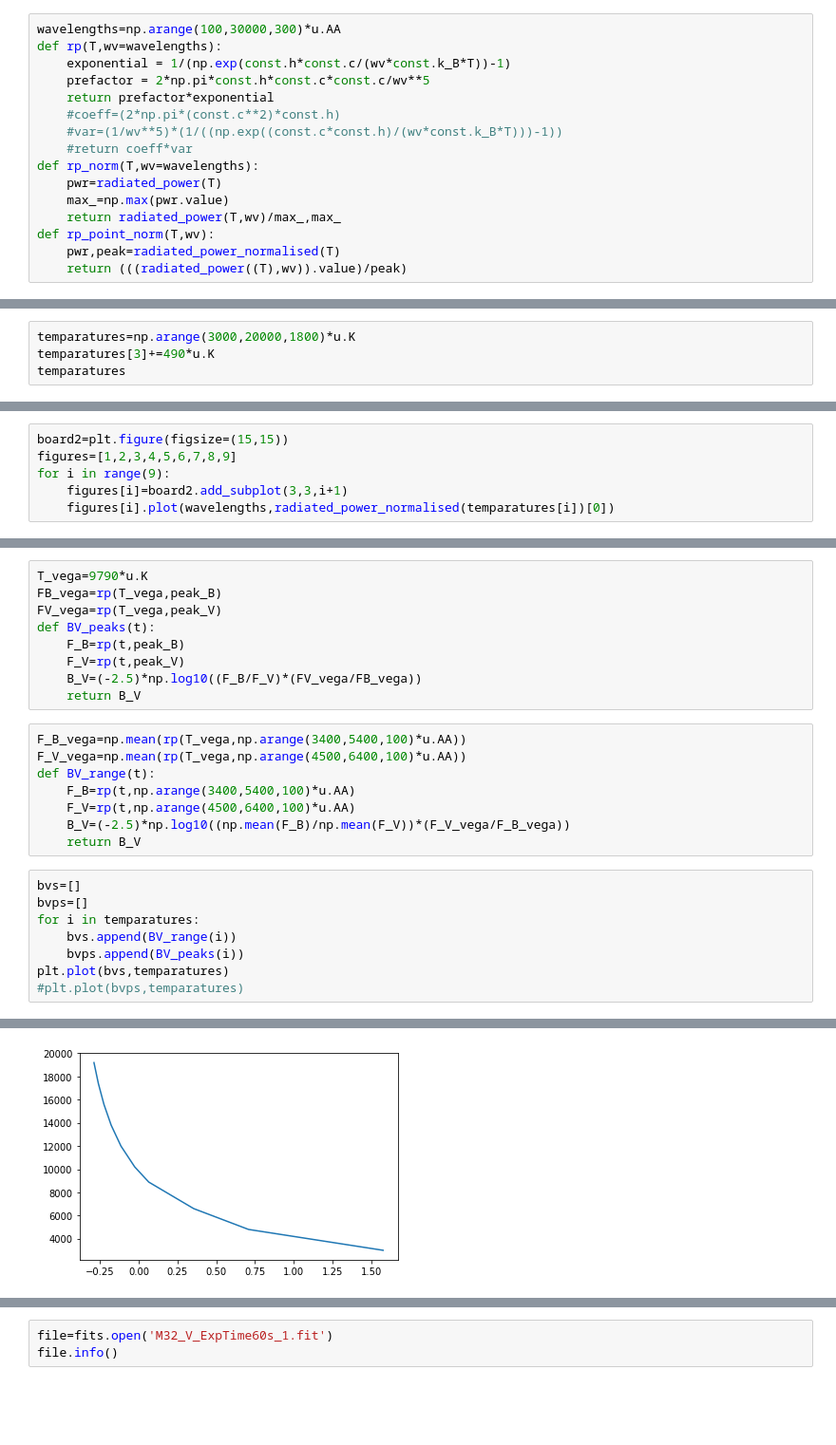
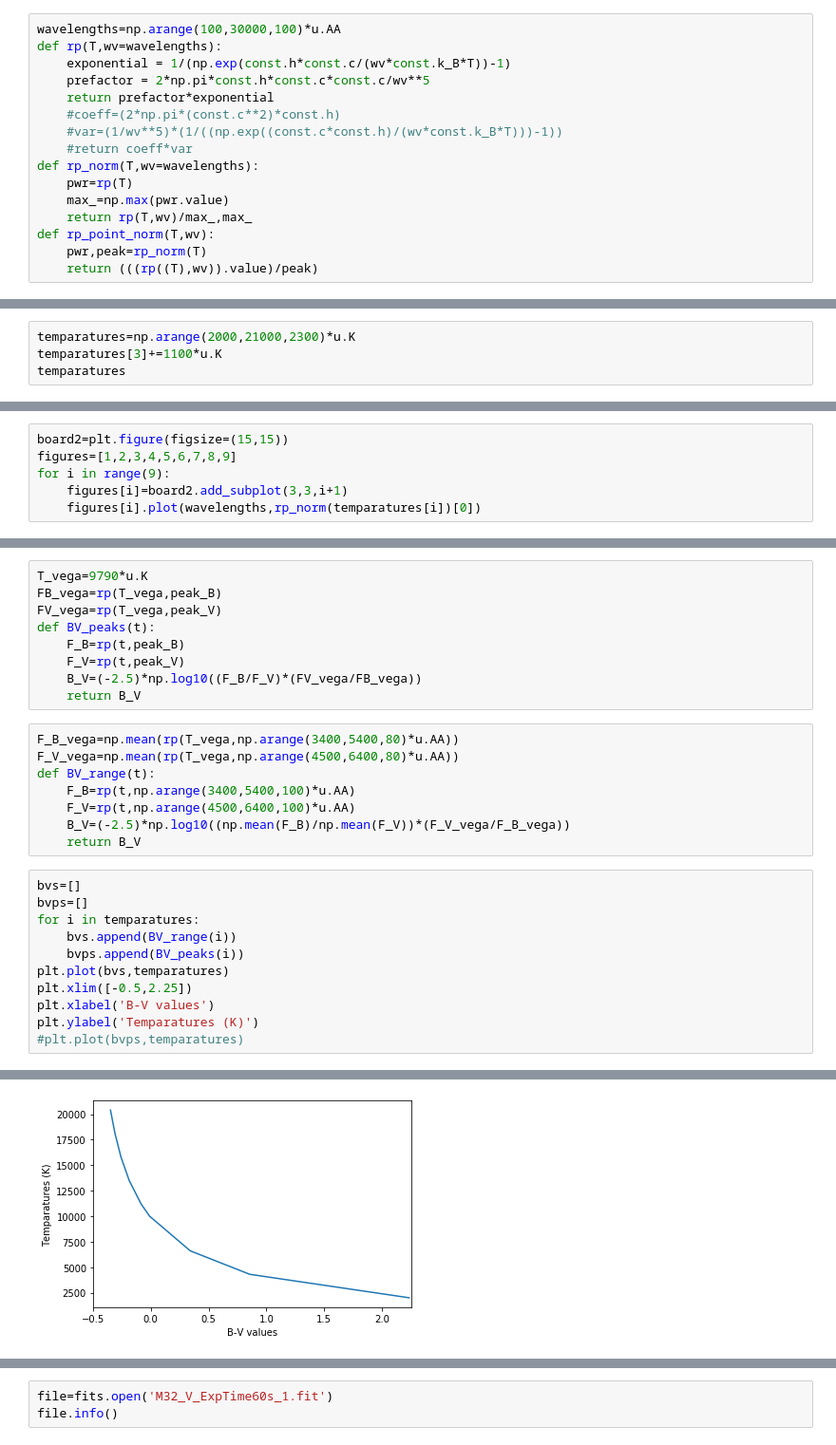
Before and after one commit to risha-daz/Astronomy_projects, a Jupyter notebook: Colours in Astronomy.ipynb, the cells around one changed output, grey strips where cells are left out. Shown at 95% size. Saved outputs shown, nothing was run; the diff lists cells and outputs as text; blank space fills up the shorter version.

```diff
--- a/Colours in Astronomy.ipynb
+++ b/Colours in Astronomy.ipynb
@@ -12,7 +12,7 @@ from astropy.io import fits
 from astropy.stats import sigma_clipped_stats
 %matplotlib inline
 # %%
-wavelengths=np.arange(100,30000,300)*u.AA
+wavelengths=np.arange(100,30000,100)*u.AA
 def rp(T,wv=wavelengths):
     exponential = 1/(np.exp(const.h*const.c/(wv*const.k_B*T))-1)
     prefactor = 2*np.pi*const.h*const.c*const.c/wv**5
@@ -21,12 +21,12 @@ def rp(T,wv=wavelengths):
     #var=(1/wv**5)*(1/((np.exp((const.c*const.h)/(wv*const.k_B*T)))-1))
     #return coeff*var
 def rp_norm(T,wv=wavelengths):
-    pwr=radiated_power(T)
+    pwr=rp(T)
     max_=np.max(pwr.value)
-    return radiated_power(T,wv)/max_,max_
+    return rp(T,wv)/max_,max_
 def rp_point_norm(T,wv):
-    pwr,peak=radiated_power_normalised(T)
-    return (((radiated_power((T),wv)).value)/peak)
+    pwr,peak=rp_norm(T)
+    return (((rp((T),wv)).value)/peak)
 # %%
 T1=5000*u.K
 radiated_power_5000,peak_wv_5000=rp_norm(T1)
@@ -62,5 +66,5 @@ fig.legend()
 # %%
-temparatures=np.arange(3000,20000,1800)*u.K
-temparatures[3]+=490*u.K
+temparatures=np.arange(2000,21000,2300)*u.K
+temparatures[3]+=1100*u.K
 temparatures
 # %% [output]
@@ -70,5 +74,5 @@ board2=plt.figure(figsize=(15,15))
 figures=[1,2,3,4,5,6,7,8,9]
 for i in range(9):
     figures[i]=board2.add_subplot(3,3,i+1)
-    figures[i].plot(wavelengths,radiated_power_normalised(temparatures[i])[0])
+    figures[i].plot(wavelengths,rp_norm(temparatures[i])[0])
 # %% [output]
@@ -83,8 +87,8 @@ def BV_peaks(t):
     B_V=(-2.5)*np.log10((F_B/F_V)*(FV_vega/FB_vega))
     return B_V
 # %%
-F_B_vega=np.mean(rp(T_vega,np.arange(3400,5400,100)*u.AA))
-F_V_vega=np.mean(rp(T_vega,np.arange(4500,6400,100)*u.AA))
+F_B_vega=np.mean(rp(T_vega,np.arange(3400,5400,80)*u.AA))
+F_V_vega=np.mean(rp(T_vega,np.arange(4500,6400,80)*u.AA))
 def BV_range(t):
     F_B=rp(t,np.arange(3400,5400,100)*u.AA)
     F_V=rp(t,np.arange(4500,6400,100)*u.AA)
@@ -97,5 +101,8 @@ for i in temparatures:
     bvs.append(BV_range(i))
     bvps.append(BV_peaks(i))
 plt.plot(bvs,temparatures)
+plt.xlim([-0.5,2.25])
+plt.xlabel('B-V values')
+plt.ylabel('Temparatures (K)')
 #plt.plot(bvps,temparatures)
 # %% [output]
@@ -103,3 +110,3 @@ plt.plot(bvs,temparatures)
-[figure, old version]
+[figure, new version]
 # %%
 BV_spica=-0.13
```
Also changed, not shown: parts of 13 cells of this notebook.
